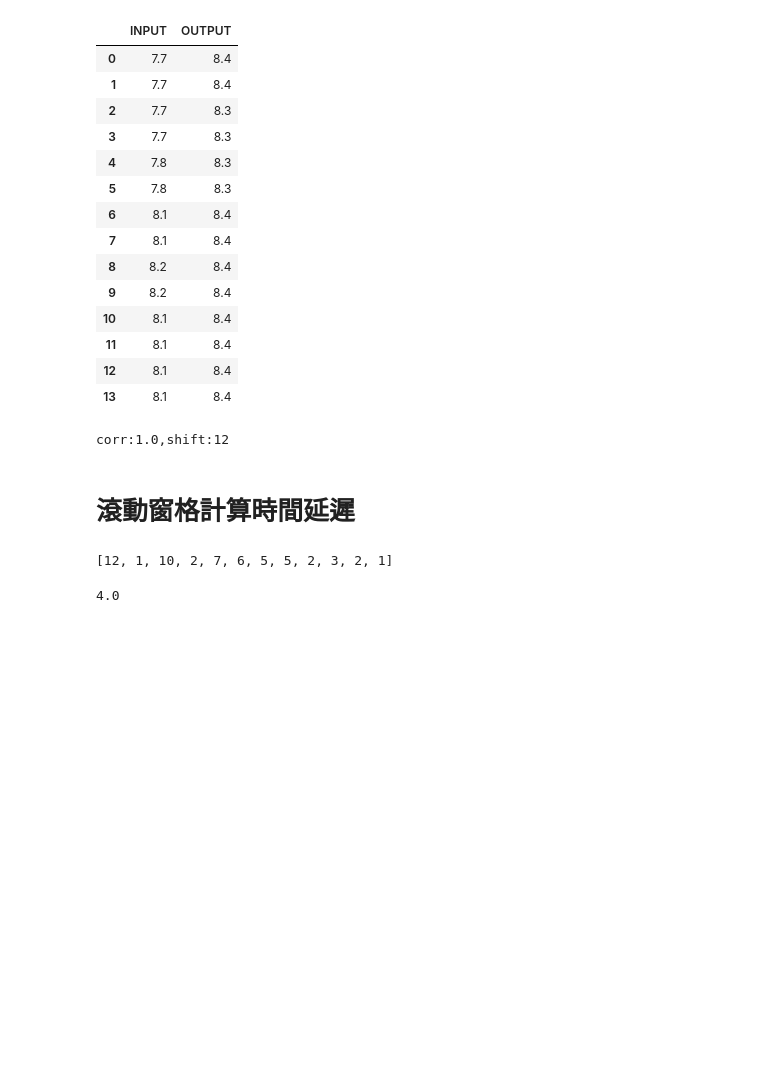
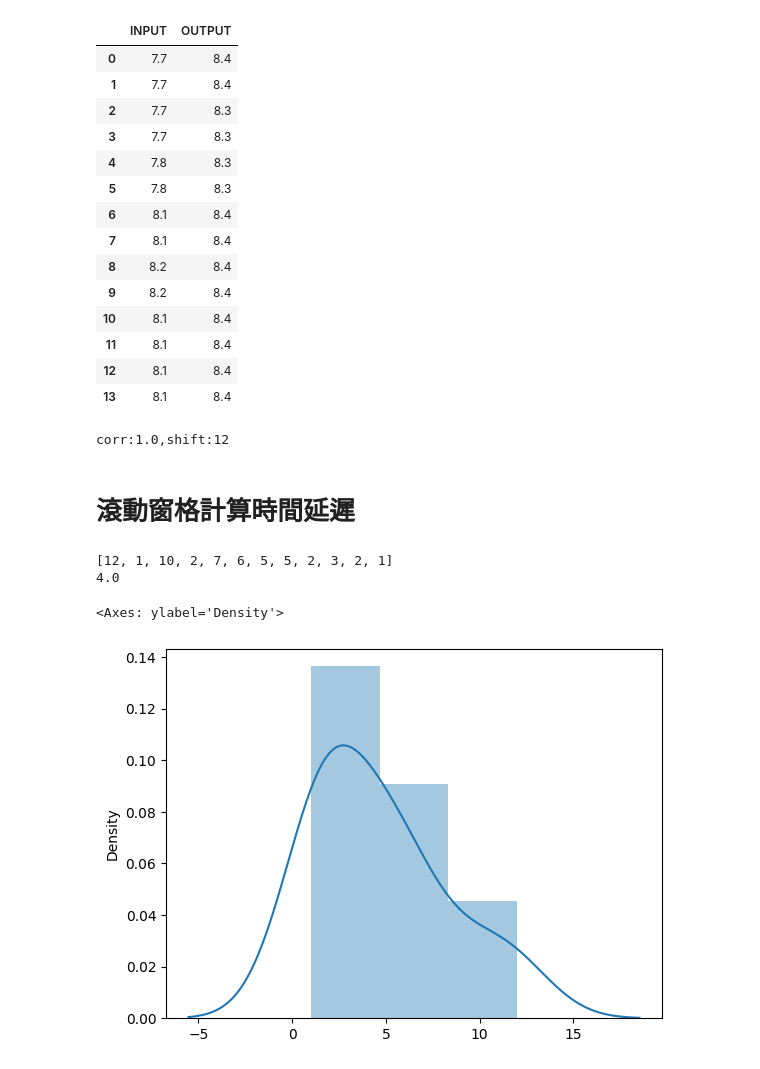
Before and after one commit to skywalker0803r/Wastewater-Biological-Treatment, a Jupyter notebook: Observation_time_delay(2023_4_16討論).ipynb, the cells around one changed output. Cells and saved outputs as stored; diff of their text form; code cells hidden in the pictures; blank space fills up the shorter version.

```diff
--- a/Observation_time_delay(2023_4_16討論).ipynb
+++ b/Observation_time_delay(2023_4_16討論).ipynb
@@ -159,3 +159,6 @@ Requirement already satisfied: numpy in /usr/local/lib/python3.9/dist-packages (
+# %%
+input_cod = 'PHL_T751-pH'
+output_cod = 'PHL_A771-pH'
 # %%
 import numpy as np
 import matplotlib.pyplot as plt
@@ -246,17 +249,22 @@ corr:1.0,shift:12
 # 滾動窗格計算時間延遲
 # %%
 from tqdm import tqdm_notebook as tqdm
+import seaborn as sns
 delay_list = []
+input_cod = 'PHL_T751-pH'
+output_cod = 'PHL_A771-pH'
+cols = [input_cod,output_cod]
 for idx1 in tqdm(range(1000)):
   idx2 = idx1+14
   table = Visualize_two_columns(df=df,cols=cols,idx1=idx1,idx2=idx2,plot=False)
   max_corr,max_shift = Find_the_most_likely_delay_time(table.iloc[idx1:idx2,:],'INPUT','OUTPUT')
   if max_corr != -1:
     delay_list.append(max_shift)
-delay_list
+print(delay_list)
+print(np.median(delay_list))
+sns.distplot(delay_list)
 # %% [output]
 [12, 1, 10, 2, 7, 6, 5, 5, 2, 3, 2, 1]
+4.0
+<Axes: ylabel='Density'>
+[figure, added]
-# %%
-np.median(delay_list)
-# %% [output]
-4.0
```
Also changed, not shown: parts of 4 cells of this notebook.
